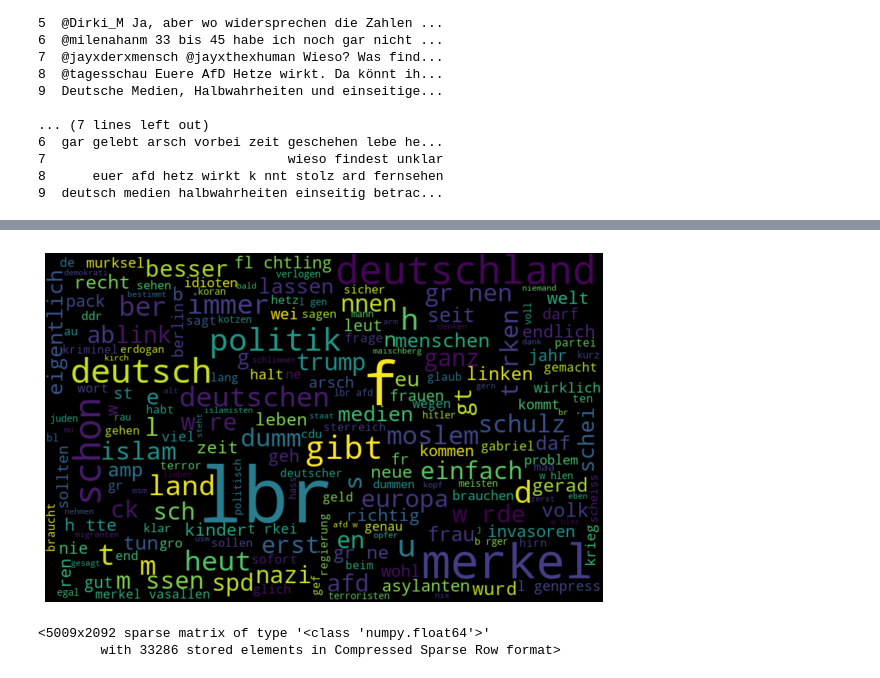
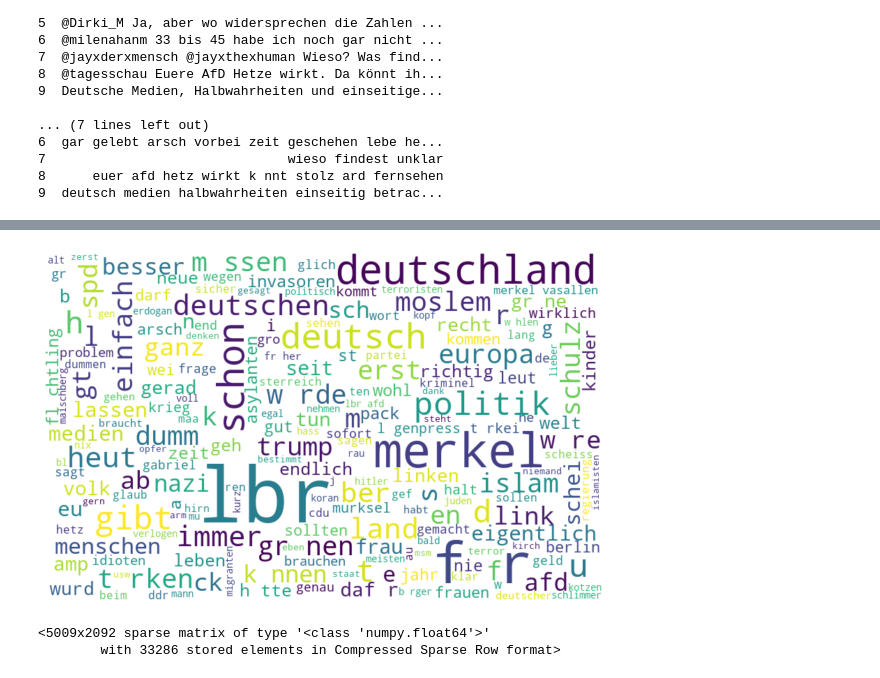
Before and after one commit to SexyRaxy/Software-Projekt, a Jupyter notebook: Test.ipynb, the cells around one changed output, grey strips where cells are left out. Saved outputs shown, nothing was run; the diff lists cells and outputs as text; code cells hidden in the pictures.

```diff
--- a/Test.ipynb
+++ b/Test.ipynb
@@ -222,14 +223,14 @@ plt.show()
 # %%
 # WordCLoud für die Wörter der Klassifikation "OFFENSIVE"
 offensive_words = ' '.join([text for text in dataset['processed_tweets'][dataset['classification'] == 1]])
 wordcloud = WordCloud(width=800, height=500,
-random_state=21, max_font_size=110).generate(offensive_words)
+random_state=21, max_font_size=110, stopwords=stopwords, background_color="white").generate(offensive_words)
 plt.figure(figsize=(10, 7))
 plt.imshow(wordcloud, interpolation="bilinear")
 plt.axis('off')
 plt.show()
 # %% [output]
-[figure, old version]
+[figure, new version]
 # %%
 #TF-IDF Features-F1
 # Unigrams & Bigrams
```
Also changed, not shown: parts of 13 cells of this notebook.
